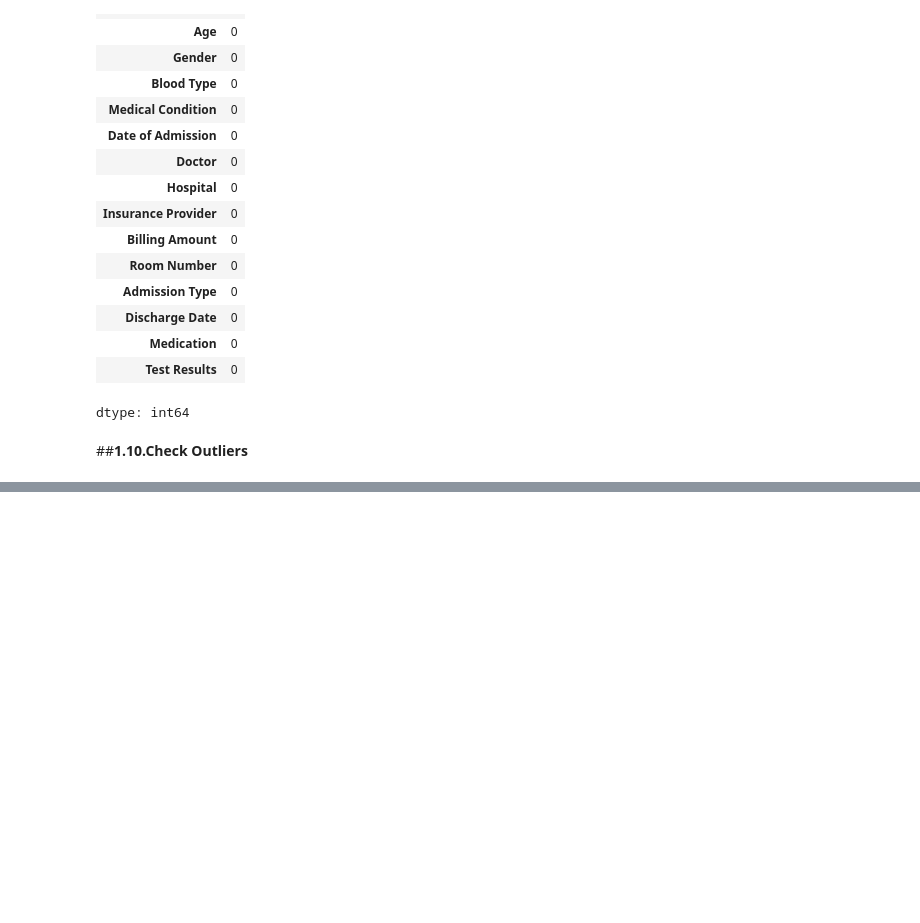
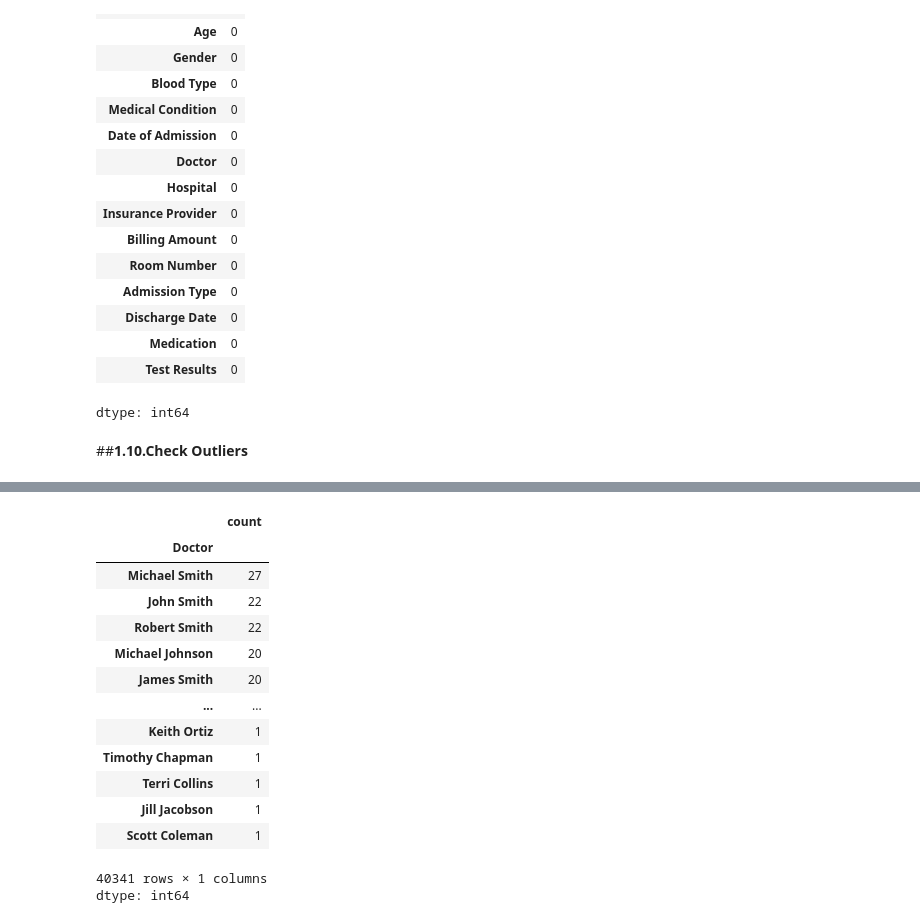
Before and after one commit to Sagarjain93/Healthcare, a Jupyter notebook: Healthcare.ipynb, the cells around one changed output, grey strips where cells are left out. Cells and saved outputs as stored; diff of their text form; code cells hidden in the pictures; blank space fills up the shorter version.

```diff
--- a/Healthcare.ipynb
+++ b/Healthcare.ipynb
@@ -363,0 +403,18 @@ for col in numerical_cols:
+# %%
+df['Doctor'].value_counts()
+# %% [output]
+|  | count |
+| Doctor |  |
+| Michael Smith | 27 |
+| John Smith | 22 |
+| Robert Smith | 22 |
+| Michael Johnson | 20 |
+| James Smith | 20 |
+| ... | ... |
+| Keith Ortiz | 1 |
+| Timothy Chapman | 1 |
+| Terri Collins | 1 |
+| Jill Jacobson | 1 |
+| Scott Coleman | 1 |
+40341 rows × 1 columns
+dtype: int64
```
Also changed, not shown: parts of 4 cells of this notebook.
